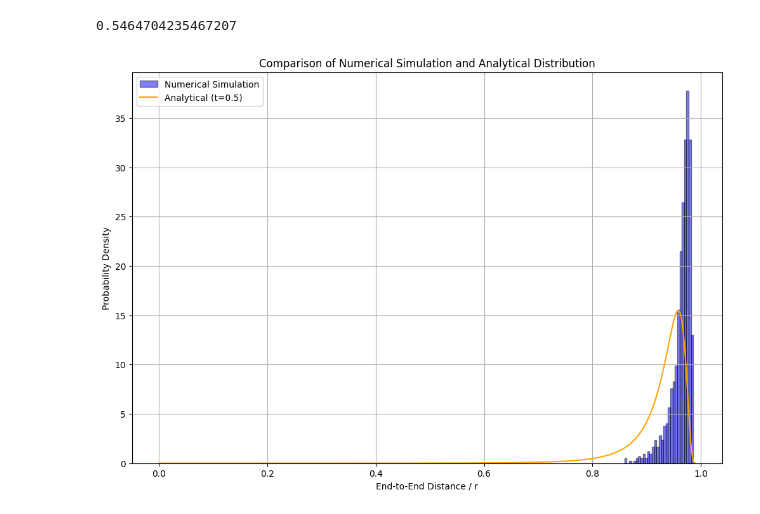
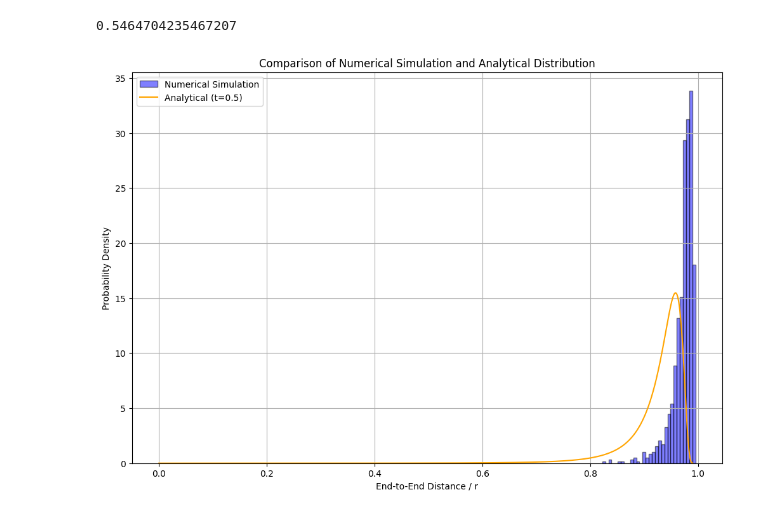
Before and after one commit to B-hub-hue/Python.exam_polymer, a Jupyter notebook: Python_exam_py.ipynb, the cells around one changed output. Cells and saved outputs as stored; diff of their text form; code cells hidden in the pictures.

```diff
--- a/Python_exam_py.ipynb
+++ b/Python_exam_py.ipynb
@@ -147,9 +147,9 @@ def end_to_end_distance(positions):
 
 
 # Parameters for Numerical Simulation
-num_segments = 100  # Number of segments in the polymer chain
+num_segments = 1000  # Number of segments in the polymer chain
 num_trials = 1000   # Number of trials to gather distances
-persistence_length = 300  # Persistence length
+persistence_length = 3000  # Persistence length
 axis_of_rotation = np.array([1, 1, 1])  # Rotate around z-axis
 # Store distances for the numerical simulation
 distances = []
@@ -173,38 +173,38 @@ for _ in range(num_trials):
     vectors = np.array(vectors)
 
     # Calculate the end-to-end distance for this trial
-    distance = end_to_end_distance(vectors.cumsum(axis=0))/100
+    distance = end_to_end_distance(vectors.cumsum(axis=0))/1000
     distances.append(distance)
 
 #....... Prepare data for Analytical Distribution .......
 def P(r = np.linspace(0, 0.99, 1000), t = 0.5):
     """Analytical solution for the probability distribution of end-to-end distance for worm-like chains."""
     a = 0.75 * t
     C = 1 / ((np.pi**3 / 2) * (np.exp(-a)) * (a**(-3/2)) * ((1 + 3 * a**-1) + (15 / 4) * (a**-2)))
     prob = 4 * C * np.pi * (r**2 / (1 - r**2)**(9/2)) * np.exp((-3 * t / 4) * (1 / (1 - r**2)))
     prob /= np.trapz(prob, r)  # Normalize using trapezoidal integration
     return prob
 
 # Range of r values for analytical function
 r = np.linspace(0, 0.99, 1000)
 t = 0.5
 t_value = t  # Let's take t = 10 for the analytical distribution
 analytical_result = P(r, t_value)
 
 # Plotting both distributions
 plt.figure(figsize=(12, 8))
 
 # Plot numerical simulation results
 plt.hist(distances, bins=30, density=True, alpha=0.5, color='blue', edgecolor='black', label='Numerical Simulation')
 
 # Plot analytical result
 plt.plot(r, analytical_result, color='orange', label=f'Analytical (t={t_value})')
 
 plt.xlabel('End-to-End Distance / r')
 plt.ylabel('Probability Density')
 plt.title('Comparison of Numerical Simulation and Analytical Distribution')
 plt.legend()
 plt.grid(True)
 plt.show()
 # %% [output]
-[figure, old version]
+[figure, new version]
```
